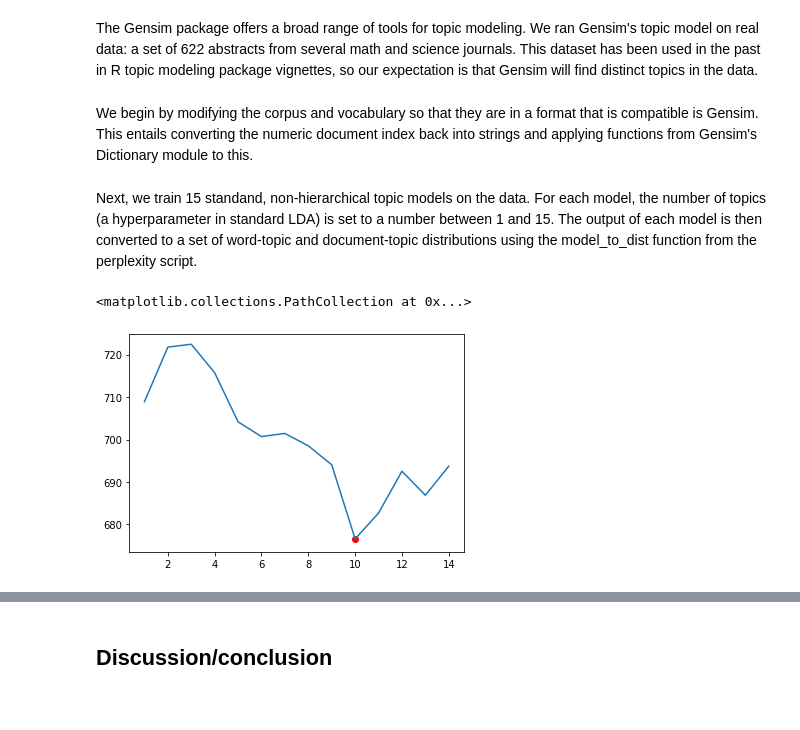
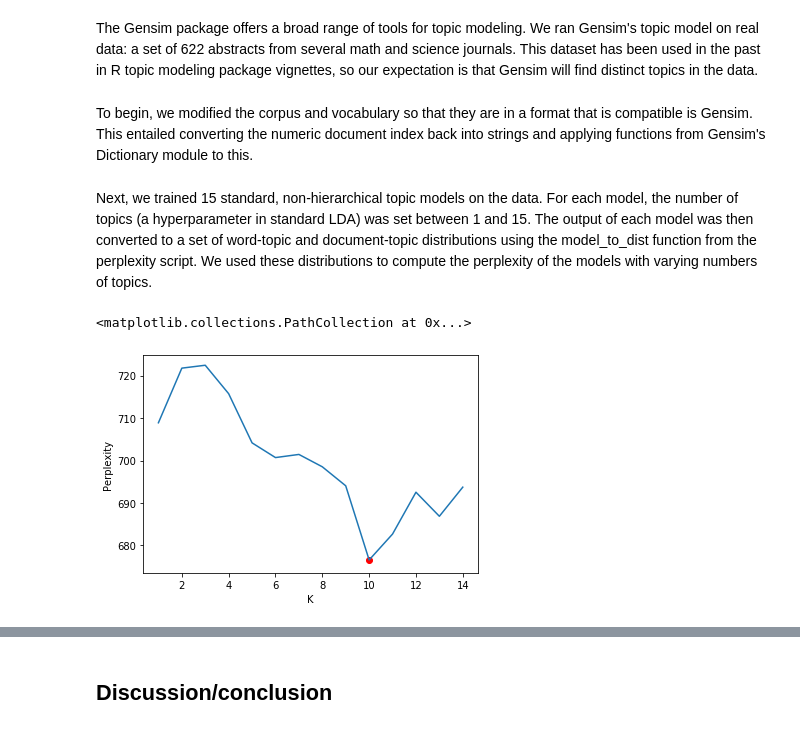
Before and after one commit to ecoronado92/hdp, a Jupyter notebook: report/report.ipynb, the cells around one changed output, grey strips where cells are left out. Drawn from its saved outputs; the diff is of its cells as text; code cells hidden in the pictures.

```diff
--- a/report/report.ipynb
+++ b/report/report.ipynb
@@ -308,7 +308,7 @@ In this equation, $M$ denotes the number of documents in the corpus, $p(w)$ is a
 # %% [markdown]
 The Gensim package offers a broad range of tools for topic modeling.  We ran Gensim's topic model on real data: a set of 622 abstracts from several math and science journals.  This dataset has been used in the past in R topic modeling package vignettes, so our expectation is that Gensim will find distinct topics in the data.
 # %% [markdown]
-We begin by modifying the corpus and vocabulary so that they are in a format that is compatible is Gensim. This entails converting the numeric document index back into strings and applying functions from Gensim's Dictionary module to this.
+To begin, we modified the corpus and vocabulary so that they are in a format that is compatible is Gensim. This entailed converting the numeric document index back into strings and applying functions from Gensim's Dictionary module to this.
 # %%
 import perplexity
 from gensim.corpora.dictionary import Dictionary
@@ -328,7 +328,7 @@ corpus_key = []
 for i in common_corpus:
     corpus_key.append([j[0] for j in i])
 # %% [markdown]
-Next, we train 15 standand, non-hierarchical topic models on the data.  For each model, the number of topics (a hyperparameter in standard LDA) is set to a number between 1 and 15.  The output of each model is then converted to a set of word-topic and document-topic distributions using the model_to_dist function from the perplexity script.
+Next, we trained 15 standard, non-hierarchical topic models on the data.  For each model, the number of topics (a hyperparameter in standard LDA) was set between 1 and 15.  The output of each model was then converted to a set of word-topic and document-topic distributions using the model_to_dist function from the perplexity script.  We used these distributions to compute the perplexity of the models with varying numbers of topics.
 # %%
 # Storing perplexity scores for Gensim's LDA fitted with varying numbers of topics
 perplex_lst = []
@@ -341,8 +341,13 @@ for i in range(1,15):
 # %%
 import matplotlib.pyplot as plt
 
+fig = plt.figure()
+ax1 = fig.add_subplot()
+ax1.set_ylabel('Perplexity')
+ax1.set_xlabel('K')
+
 plt.plot([i[0] for i in perplex_lst], [i[1] for i in perplex_lst])
 plt.scatter([j[0] for j in perplex_lst if j[1] == min([i[1] for i in perplex_lst])], min([i[1] for i in perplex_lst]), c = 'r')
 # %% [output]
 <matplotlib.collections.PathCollection at 0x...>
-[figure, old version]
+[figure, new version]
```
Also changed, not shown: parts of 3 cells of this notebook.
